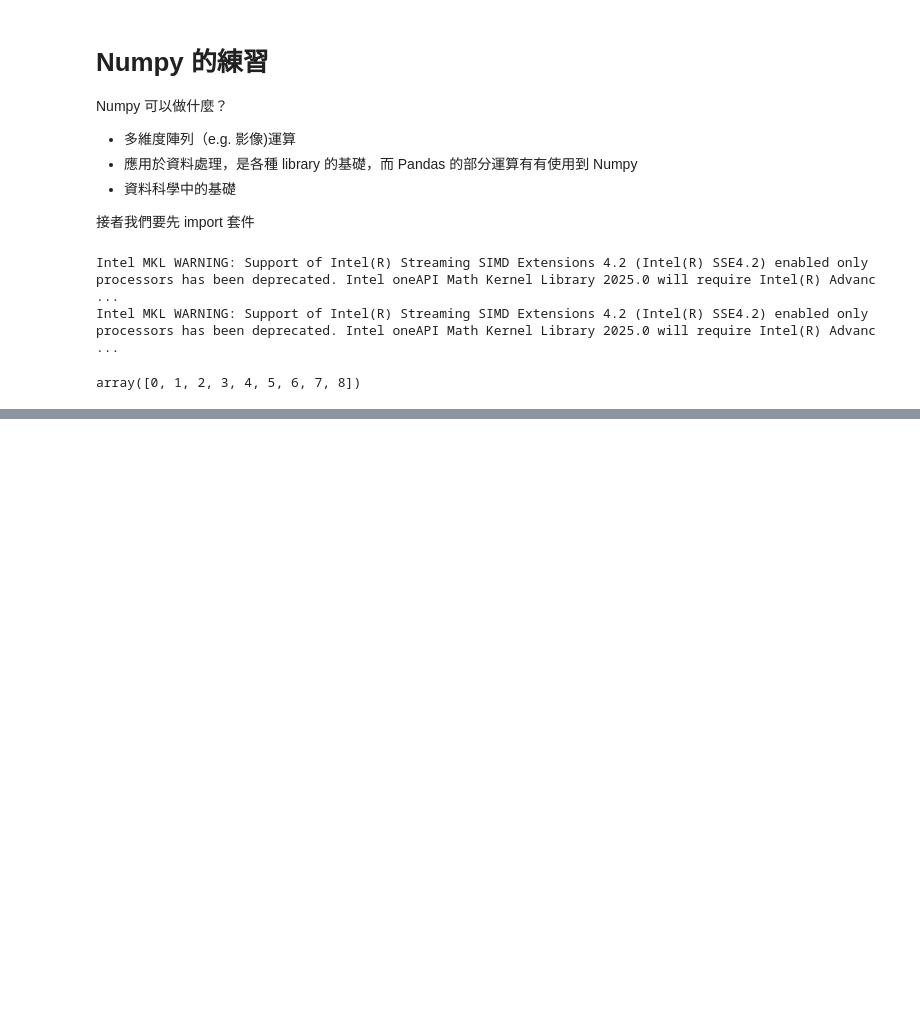
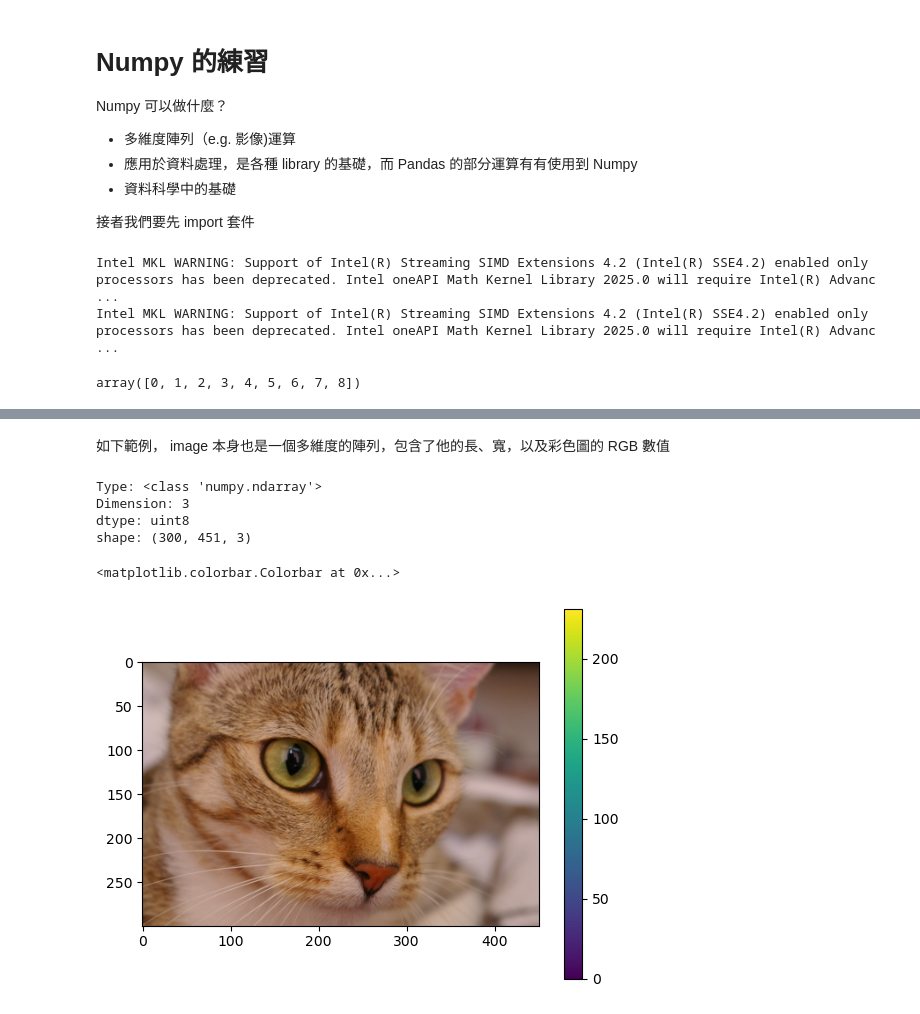
Before and after one commit to victorDeveloper0821/handon-py-data-analysis, a Jupyter notebook: NumpyPractice.ipynb, the cells around one changed output, grey strips where cells are left out. Saved outputs shown, nothing was run; the diff lists cells and outputs as text; code cells hidden in the pictures; blank space fills up the shorter version.

Commit message:
[chore] Numpy 筆記
新增 NP 多維陣列運算筆記

```diff
--- a/NumpyPractice.ipynb
+++ b/NumpyPractice.ipynb
@@ -20,0 +56,21 @@ array([0, 1, 2, 3, 4, 5, 6, 7, 8])
+# %% [markdown]
+如下範例， image 本身也是一個多維度的陣列，包含了他的長、寬，以及彩色圖的 RGB 數值
+# %%
+from skimage import data
+from matplotlib import pyplot as plt
+
+chelsea = data.chelsea()
+print('Type:', type(chelsea))
+print('Dimension:',chelsea.ndim)
+print('dtype:', chelsea.dtype) ## image data 0-255 佔 1 byte
+print('shape:', chelsea.shape) ## image 長寬跟 RGB
+
+plt.imshow(chelsea)
+plt.colorbar()
+# %% [output]
+Type: <class 'numpy.ndarray'>
+Dimension: 3
+dtype: uint8
+shape: (300, 451, 3)
+<matplotlib.colorbar.Colorbar at 0x...>
+[figure, added]
```
Also changed, not shown: parts of 4 cells of this notebook, 1 other file.
